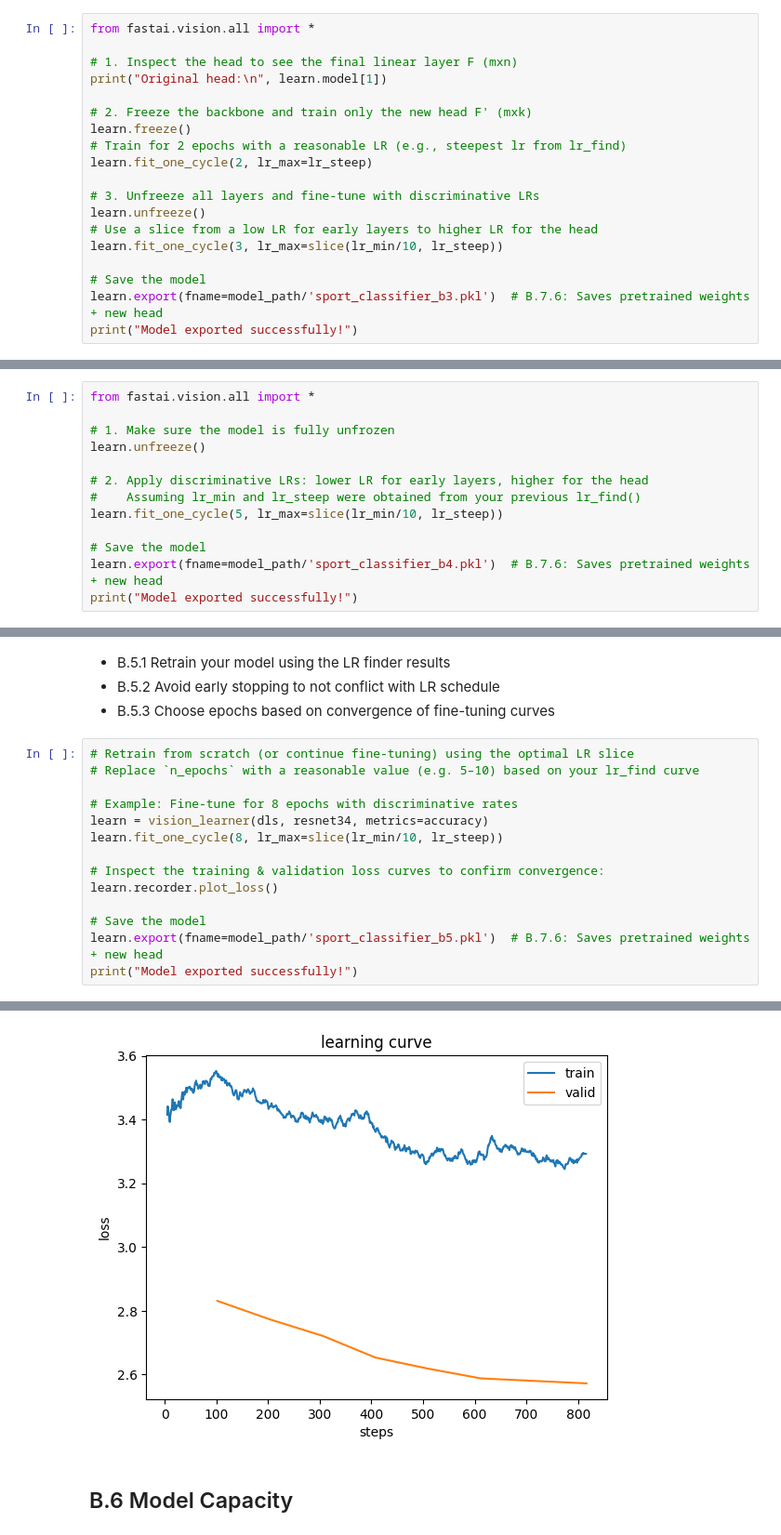
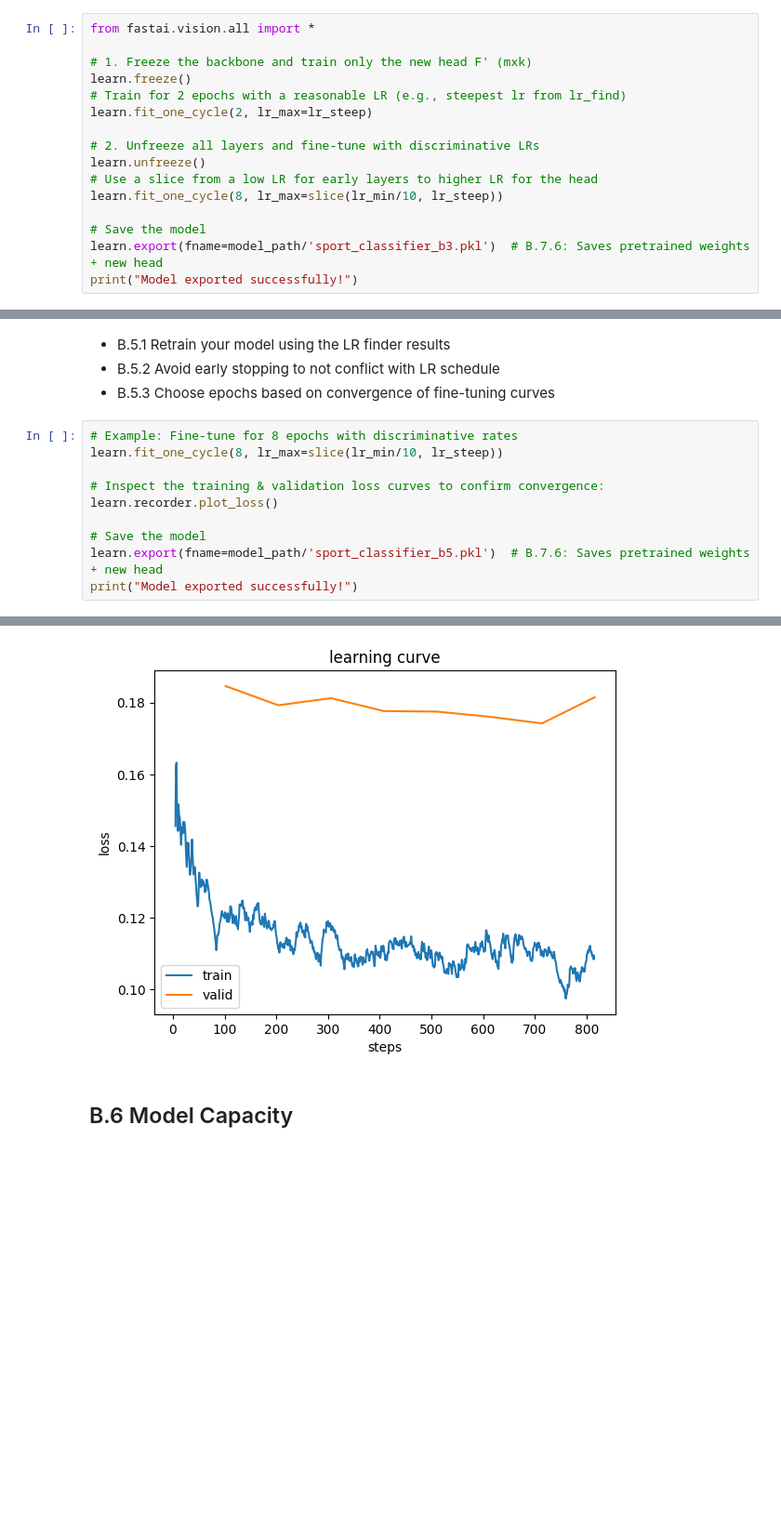
Before and after one commit to canmizrakli/sports_image_classifier, a Jupyter notebook: sports_image_classifier.ipynb, the cells around one changed output, grey strips where cells are left out. Shown at 93% size. Saved outputs shown, nothing was run; the diff lists cells and outputs as text; blank space fills up the shorter version.

```diff
--- a/sports_image_classifier.ipynb
+++ b/sports_image_classifier.ipynb
@@ -230,18 +175,15 @@ Steepest gradient lr: 1.32e-06
 # %%
 from fastai.vision.all import *
 
-# 1. Inspect the head to see the final linear layer F (mxn)
-print("Original head:\n", learn.model[1])
-
-# 2. Freeze the backbone and train only the new head F' (mxk)
+# 1. Freeze the backbone and train only the new head F' (mxk)
 learn.freeze()
 # Train for 2 epochs with a reasonable LR (e.g., steepest lr from lr_find)
 learn.fit_one_cycle(2, lr_max=lr_steep)
 
-# 3. Unfreeze all layers and fine-tune with discriminative LRs
+# 2. Unfreeze all layers and fine-tune with discriminative LRs
 learn.unfreeze()
 # Use a slice from a low LR for early layers to higher LR for the head
-learn.fit_one_cycle(3, lr_max=slice(lr_min/10, lr_steep))
+learn.fit_one_cycle(8, lr_max=slice(lr_min/10, lr_steep))
 
 # Save the model
 learn.export(fname=model_path/'sport_classifier_b3.pkl')  # B.7.6: Saves pretrained weights + new head
@@ -279,13 +204,0 @@ Model exported successfully!
-# %%
-from fastai.vision.all import *
-
-# 1. Make sure the model is fully unfrozen
-learn.unfreeze()
-
-# 2. Apply discriminative LRs: lower LR for early layers, higher for the head
-#    Assuming lr_min and lr_steep were obtained from your previous lr_find()
-learn.fit_one_cycle(5, lr_max=slice(lr_min/10, lr_steep))
-
-# Save the model
-learn.export(fname=model_path/'sport_classifier_b4.pkl')  # B.7.6: Saves pretrained weights + new head
-print("Model exported successfully!")
@@ -304,11 +209,7 @@ Model exported successfully!
 - B.5.2 Avoid early stopping to not conflict with LR schedule
 - B.5.3 Choose epochs based on convergence of fine-tuning curves
 # %%
-# Retrain from scratch (or continue fine-tuning) using the optimal LR slice
-# Replace `n_epochs` with a reasonable value (e.g. 5–10) based on your lr_find curve
-
 # Example: Fine-tune for 8 epochs with discriminative rates
-learn = vision_learner(dls, resnet34, metrics=accuracy)
 learn.fit_one_cycle(8, lr_max=slice(lr_min/10, lr_steep))
 
 # Inspect the training & validation loss curves to confirm convergence:
@@ -332,4 +232,4 @@ Model exported successfully!
-[figure, old version]
+[figure, new version]
 # %% [markdown]
 ## B.6 Model Capacity
 # %% [markdown]
```
Also changed, not shown: parts of 14 cells of this notebook.
